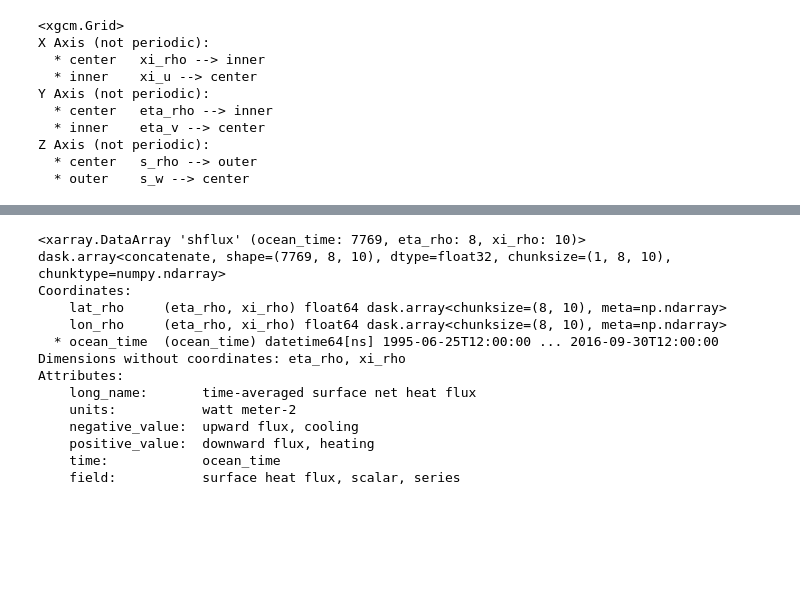
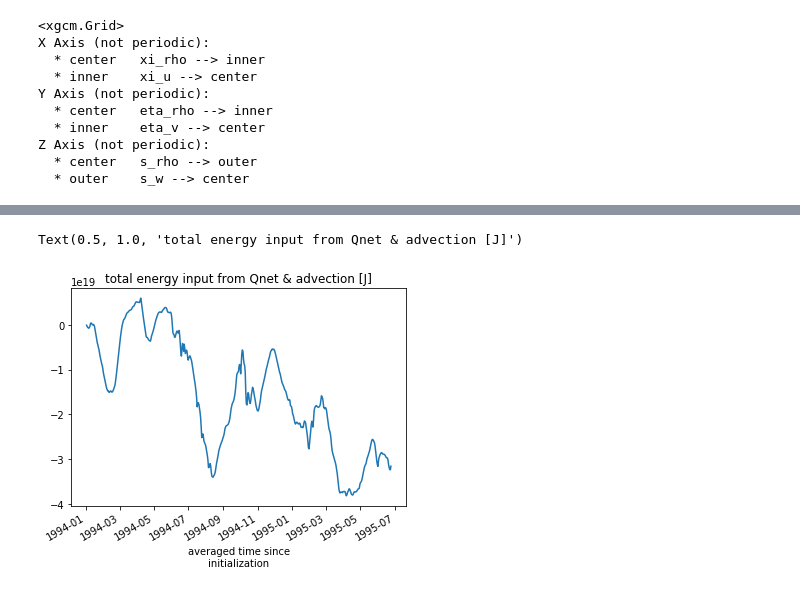
Before and after one commit to nmalan/ROMS_sandbox, a Jupyter notebook: heat_budget_CH.ipynb, the cells around one changed output, grey strips where cells are left out. Cells and saved outputs as stored; diff of their text form; code cells hidden in the pictures; blank space fills up the shorter version.

```diff
--- a/heat_budget_CH.ipynb
+++ b/heat_budget_CH.ipynb
@@ -163,3 +199,0 @@ array(19.99253275)
-# %%
-# Surface heat flux (per m2)
-tot_Q = (grid.integrate(ds.shflux, ['X','Y']))/(ds.dx_u[0,0,:].sum()*ds.dy_u[0,0,:].sum()).load()
@@ -209,17 +200,8 @@ test.resample(ocean_time='1Y').mean().plot()
-# %%
-ds.shflux
-# %% [output]
-<xarray.DataArray 'shflux' (ocean_time: 7769, eta_rho: 8, xi_rho: 10)>
-dask.array<concatenate, shape=(7769, 8, 10), dtype=float32, chunksize=(1, 8, 10), chunktype=numpy.ndarray>
-Coordinates:
-    lat_rho     (eta_rho, xi_rho) float64 dask.array<chunksize=(8, 10), meta=np.ndarray>
-    lon_rho     (eta_rho, xi_rho) float64 dask.array<chunksize=(8, 10), meta=np.ndarray>
-  * ocean_time  (ocean_time) datetime64[ns] 1995-06-25T12:00:00 ... 2016-09-30T12:00:00
-Dimensions without coordinates: eta_rho, xi_rho
-Attributes:
-    long_name:       time-averaged surface net heat flux
-    units:           watt meter-2
-    negative_value:  upward flux, cooling
-    positive_value:  downward flux, heating
-    time:            ocean_time
-    field:           surface heat flux, scalar, series
+# %%
+calc_tendency = (tot_heat_adv + tot_Q) # Watts + Watts
+ADV_Q = (calc_tendency*86400).cumsum() # Watts is J/s, so we multiply by no. of seconds in a day to get a daily value in J.
+ADV_Q.plot()
+plt.title('total energy input from Qnet & advection [J]')
+# %% [output]
+Text(0.5, 1.0, 'total energy input from Qnet & advection [J]')
+[figure, added]
```
Also changed, not shown: parts of 22 cells of this notebook, 1 other file.
